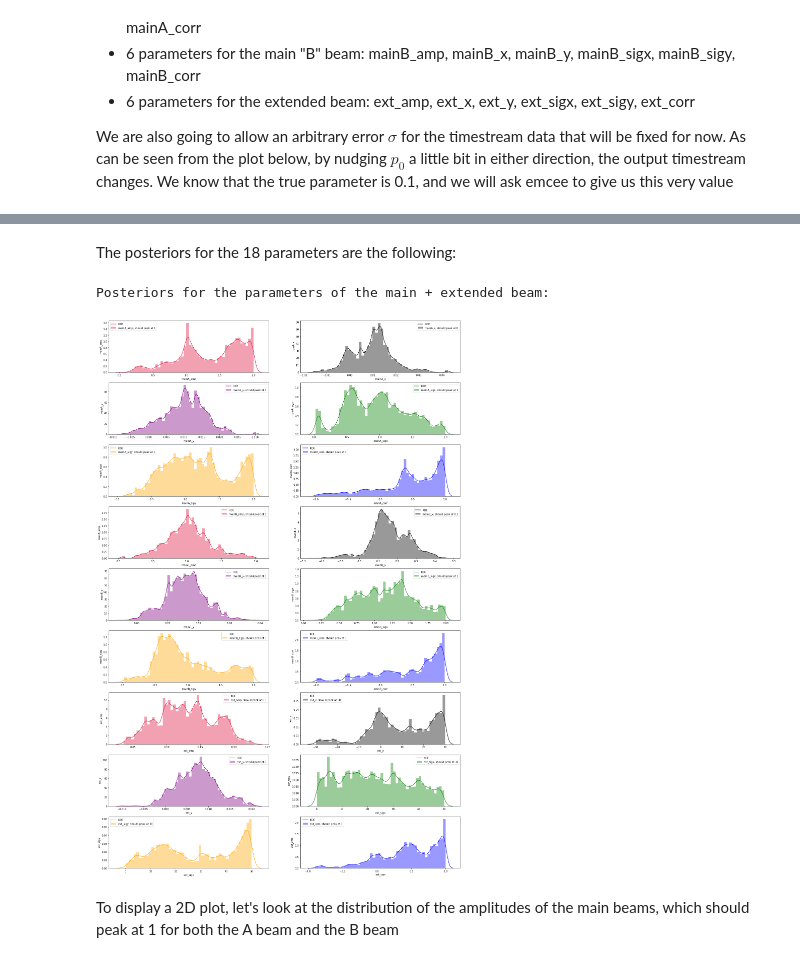
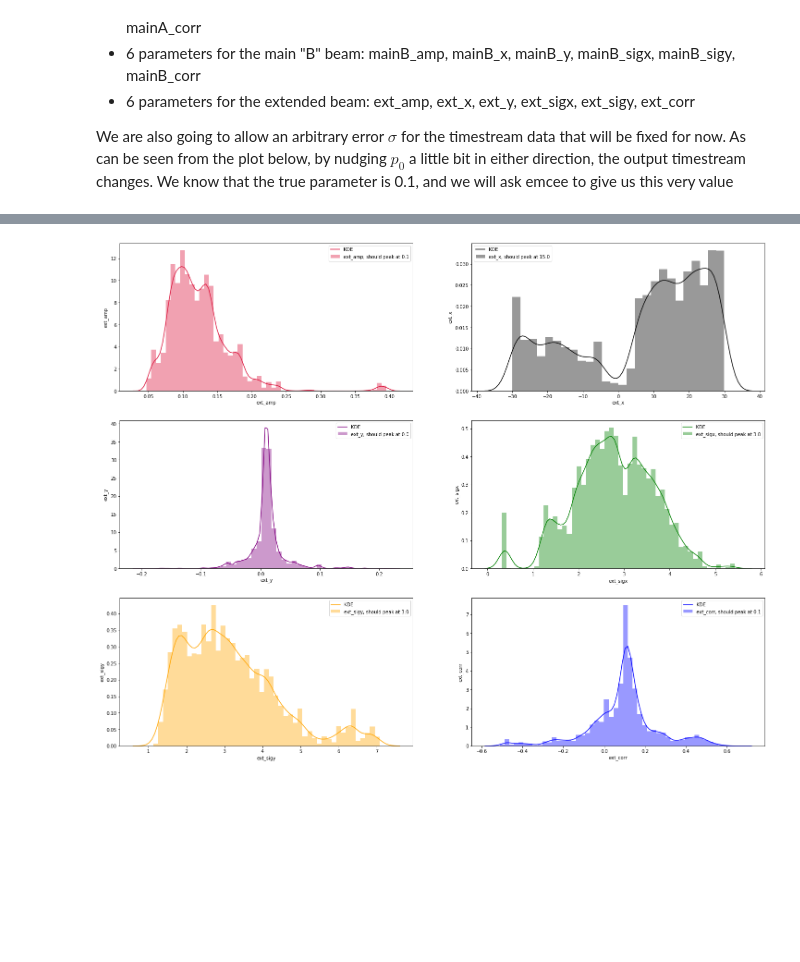
Before and after one commit to phys201/extended-beam-modeling, a Jupyter notebook: tutorial_notebook.ipynb, the cells around one changed output, grey strips where cells are left out. Drawn from its saved outputs; the diff is of its cells as text; code cells hidden in the pictures; blank space fills up the shorter version.

Commit message:
Remade parameter estimation with the reparameterized model

```diff
--- a/tutorial_notebook.ipynb
+++ b/tutorial_notebook.ipynb
@@ -422,0 +195,19 @@ Wall time: 1h 6min 14s
+# %%
+true_vals = np.array([1,      0,    0, 1,  1,   0.1,
+                      1,      0.5,  0, 1,  1,   0.1,
+                      0.1,    15  , 0, 3,  3,   0.1]).tolist()
+
+print("Nudging the first parameter")
+
+# Original
+this = model.observe(extended=true_vals[12:18])
+ax = this.plot(x='time_utc',y='simdata', label='with $θ_0$={:.2f} (original)'.format(true_vals[12]))
+
+# Changing the first parameter
+other_values    = [0.09, 0.11]
+for p in other_values:
+    params = true_vals[12:18].copy()
+    params[0] = p
+    this = model.observe(extended=params).copy()
+    this.plot(x='time_utc',y='simdata', ax=ax, label='with $θ_0$={:.2f}'.format(p));
+plt.show()
@@ -429,2 +425,2 @@ It looks like the burn-in time is around 600 steps. We'll remove the first 600 j
 # %%
-burned_in = emcee_chains.xs(slice(600, 6000), level=1)
+burned_in = emcee_chains_6p.xs(slice(50, 6000), level=1)
@@ -444,25 +427,16 @@ Posterior for the first parameter, mainA_amp
-# %% [markdown]
-The posteriors for the 18 parameters are the following:
 # %%
-N_plots      = len(burned_in.keys())
-fig, axes    = plt.subplots(int(np.ceil(N_plots/2)), 2, figsize=(25,40))
+N_plots = len(burned_in.keys())
+fig, axes = plt.subplots(int(np.ceil(N_plots/2)), 2, figsize=(25,20))
 axes_to_plot = axes.ravel()[0:N_plots]
-peaks        = [1,0,0,1,1,1,1,0.1,0,1,1,1,0.1,30,0,30,30,1] # true values, expected peaks
-colors       = ['crimson', 'black', 'purple', 'green', 'orange', 'blue',
-                'crimson', 'black', 'purple', 'green', 'orange', 'blue',
-                'crimson', 'black', 'purple', 'green', 'orange', 'blue']
-
-print("Posteriors for the parameters of the main + extended beam:")
-for ax, name, color, peak in zip(axes_to_plot, burned_in.keys(), colors, peaks):
+peaks = true_vals[12:18]
+colors = ['crimson', 'black', 'purple', 'green', 'orange', 'blue']
+for ax, name, color, peak in zip(axes_to_plot, emcee_chains_6p.keys(), colors, peaks):
     ax.set(ylabel=name)
     sns.distplot(burned_in[name],
-                 color=color,
-                 ax=ax,
-                 hist_kws={'label':'{}, should peak at {}'.format(name, peak)},
-                 kde_kws={'label': 'KDE'})
+                 color    = color,
+                 ax       = ax,
+                 hist_kws = {'label':'{}, should peak at {}'.format(name, peak)},
+                 kde_kws  = {'label': 'KDE'})
 # %% [output]
-Posteriors for the parameters of the main + extended beam:
-[figure, old version]
+[figure, new version]
-# %% [markdown]
-To display a 2D plot, let's look at the distribution of the amplitudes of the main beams, which should peak at 1 for both the A beam and the B beam
 # %%
```
Also changed, not shown: parts of 46 cells of this notebook.
